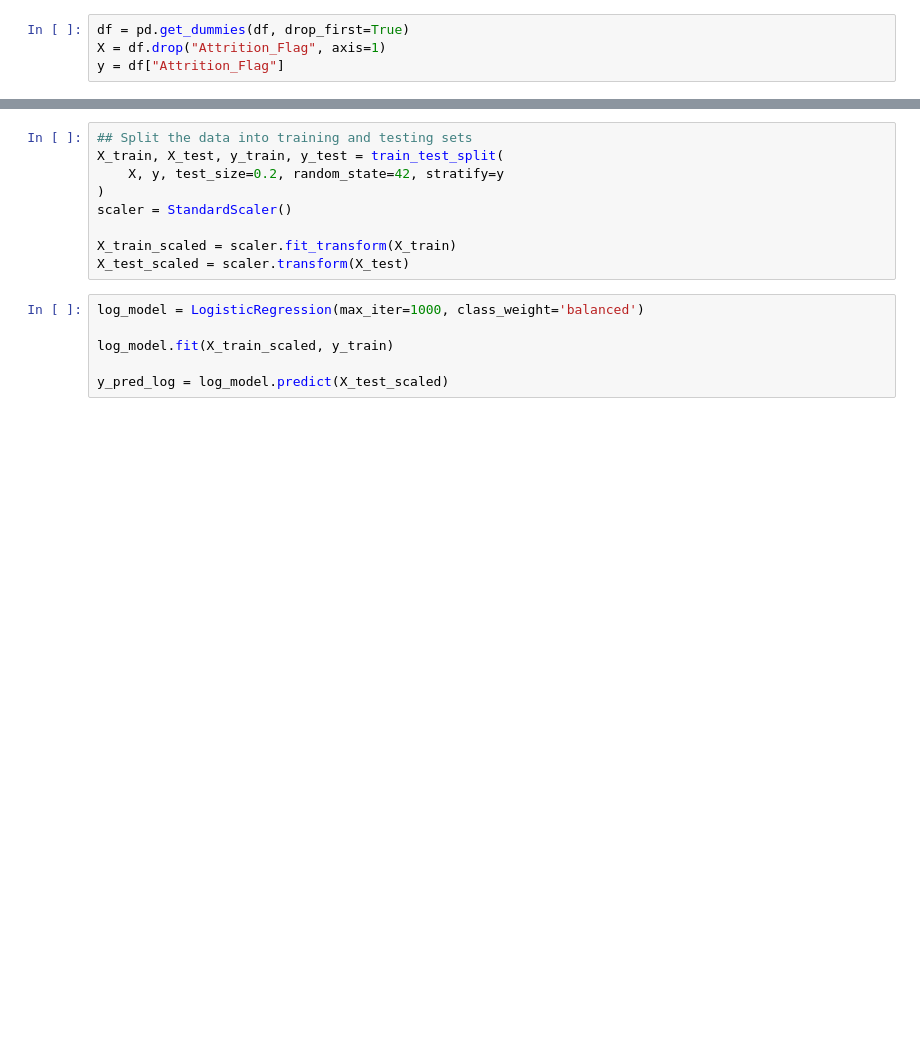
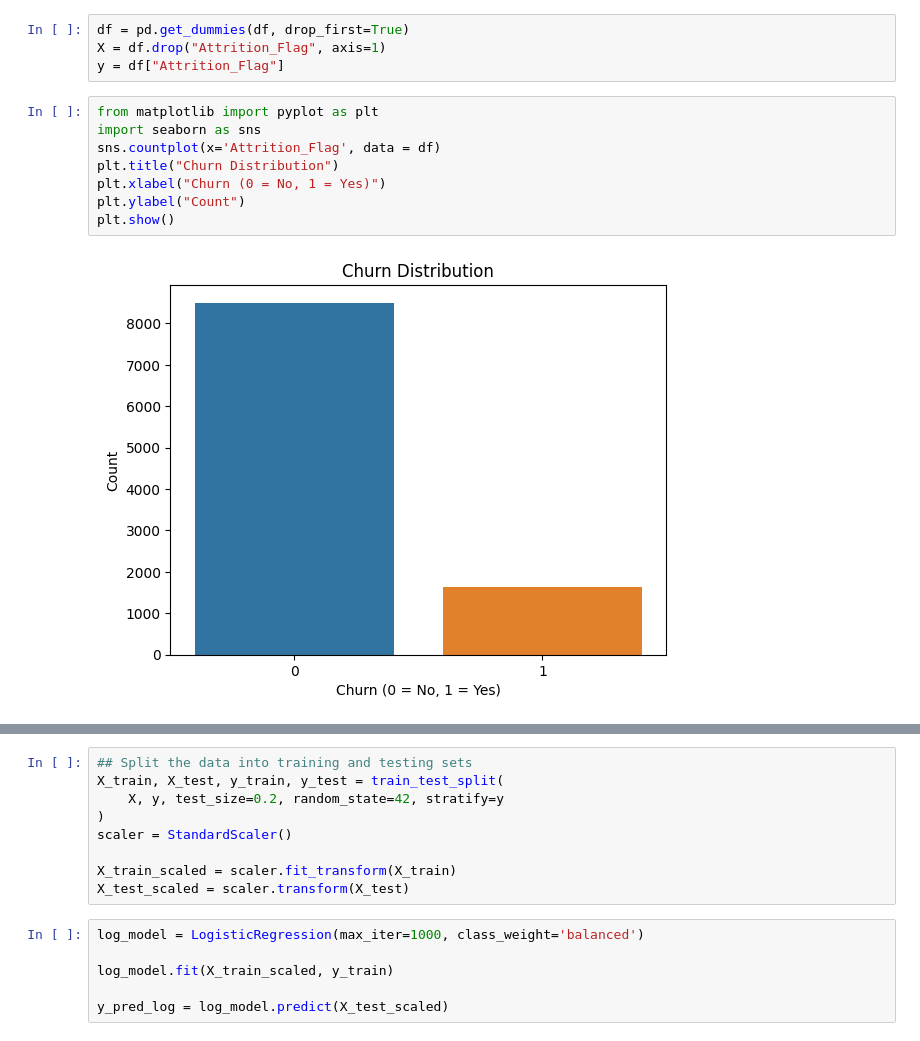
Before and after one commit to bharath921/TAB-DL-Customer-Churn-Prediction, a Jupyter notebook: cc.ipynb, the cells around one changed output, grey strips where cells are left out. Cells and saved outputs as stored; diff of their text form; blank space fills up the shorter version.

```diff
--- a/cc.ipynb
+++ b/cc.ipynb
@@ -59,3 +59,13 @@ memory usage: 1.3 MB
 df = pd.get_dummies(df, drop_first=True)
 X = df.drop("Attrition_Flag", axis=1)
 y = df["Attrition_Flag"]
+# %%
+from matplotlib import pyplot as plt
+import seaborn as sns
+sns.countplot(x='Attrition_Flag', data = df)
+plt.title("Churn Distribution")
+plt.xlabel("Churn (0 = No, 1 = Yes)")
+plt.ylabel("Count")
+plt.show()
+# %% [output]
+[figure, added]
```
Also changed, not shown: parts of 5 cells of this notebook.
